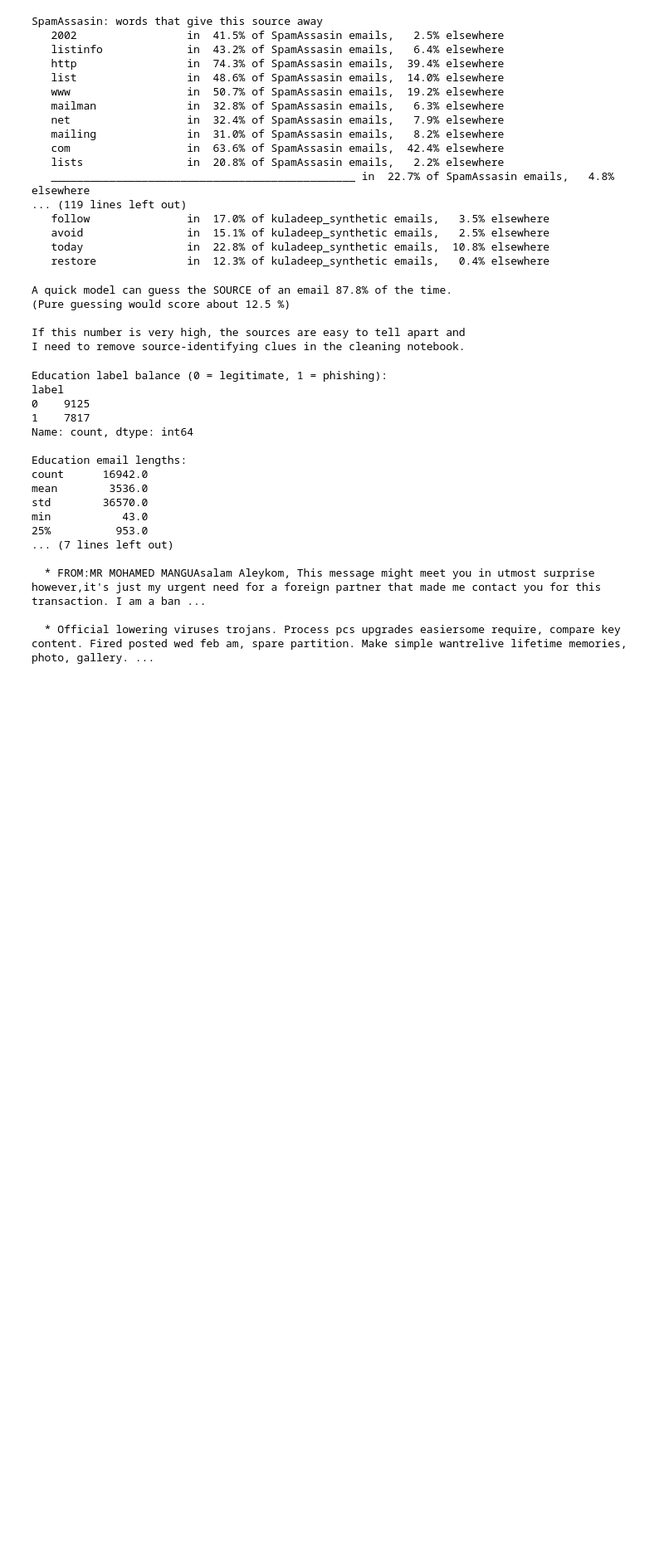
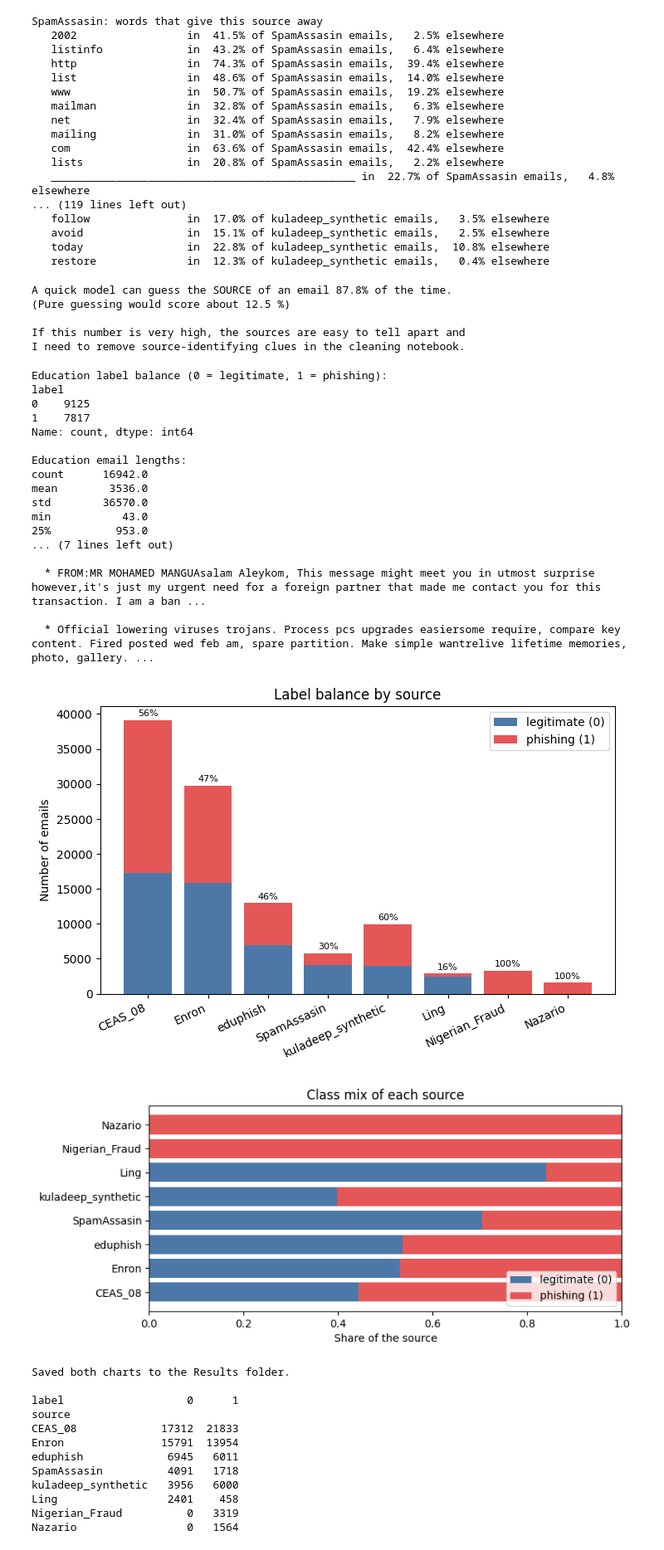
Before and after one commit to alexercsei-code/ShowYourWorkfin-A-Phishing-Email-Detection-Tool-for-Educational-Settings, a Jupyter notebook: notebooks/02_data_explore.ipynb, the cells around one changed output. Shown at 83% size. Drawn from its saved outputs; the diff is of its cells as text; code cells hidden in the pictures; blank space fills up the shorter version.

Commit message:
Add label balance charts to notebook 02 and results

```diff
--- a/notebooks/02_data_explore.ipynb
+++ b/notebooks/02_data_explore.ipynb
@@ -236,3 +236,77 @@ min           43.0
   * FROM:MR MOHAMED MANGUAsalam Aleykom, This message might meet you in utmost surprise however,it's just my urgent need for a foreign partner that made me contact you for this transaction. I am a ban ...
 
   * Official lowering viruses trojans. Process pcs upgrades easiersome require, compare key content. Fired posted wed feb am, spare partition. Make simple wantrelive lifetime memories, photo, gallery. ...
+# %%
+# A stacked barchart
+# Cell 2 printed this as a table. This cell draws it, which makes the problem much easier to see. Each bar is one source, split into two colours:
+# blue for legitimate emails and red for phishing ones.
+
+# What to look for: a bar that is ALL ONE COLOUR. If a source contains only phishing, then a model that learns to recognise that source gets the answe for free, without understanding anything about phishing.
+# That is the leakage problem this project is about, and Cell 6 measured it as a number.
+
+import numpy as np
+
+# Figures for the write-up are saved in the Results folder
+results_folder = "/content/drive/MyDrive/Colab Notebooks/Master's project/Results"
+os.makedirs(results_folder, exist_ok=True)
+
+# Count the legitimate (0) and phishing (1) emails in each source
+counts = combined.groupby(["source", "label"]).size().unstack(fill_value=0)
+counts = counts.sort_values(by=list(counts.columns), ascending=False)
+
+sources = counts.index.tolist()
+legit = counts[0].values if 0 in counts.columns else np.zeros(len(sources))
+phish = counts[1].values if 1 in counts.columns else np.zeros(len(sources))
+totals = legit + phish
+
+# Chart 1: how many emails, stacked by label
+plt.figure(figsize=(8, 4.5))
+plt.bar(sources, legit, label="legitimate (0)", color="#4C78A8")
+plt.bar(sources, phish, bottom=legit, label="phishing (1)", color="#E45756")
+
+# print the phishing percentage above each bar
+for i in range(len(sources)):
+    if totals[i] > 0:
+        plt.text(i, totals[i] + max(totals) * 0.015,
+                 f"{phish[i] / totals[i] * 100:.0f}%", ha="center", fontsize=8)
+
+plt.ylabel("Number of emails")
+plt.title("Label balance by source")
+plt.legend()
+plt.xticks(rotation=25, ha="right")
+plt.savefig(os.path.join(results_folder, "fig_label_balance_by_source.png"),
+            dpi=150, bbox_inches="tight")
+plt.show()
+
+# Chart 2: the same thing as percentages
+# Sizes differ a lot between sources, so this second chart ignores size and shows only the mix. Sources that are entirely one colour stand out here.
+
+plt.figure(figsize=(8, 3.5))
+plt.barh(sources, legit / totals, label="legitimate (0)", color="#4C78A8")
+plt.barh(sources, phish / totals, left=legit / totals,
+         label="phishing (1)", color="#E45756")
+plt.xlim(0, 1)
+plt.xlabel("Share of the source")
+plt.title("Class mix of each source")
+plt.legend(loc="lower right")
+plt.savefig(os.path.join(results_folder, "fig_label_share_by_source.png"),
+            dpi=150, bbox_inches="tight")
+plt.show()
+
+print("Saved both charts to the Results folder.\n")
+print(counts)
+# %% [output]
+[figure, added]
+[figure, added]
+Saved both charts to the Results folder.
+
+label                   0      1
+source
+CEAS_08             17312  21833
+Enron               15791  13954
+eduphish             6945   6011
+SpamAssasin          4091   1718
+kuladeep_synthetic   3956   6000
+Ling                 2401    458
+Nigerian_Fraud          0   3319
+Nazario                 0   1564
```
Also changed, not shown: parts of 2 cells of this notebook, 2 other files.
